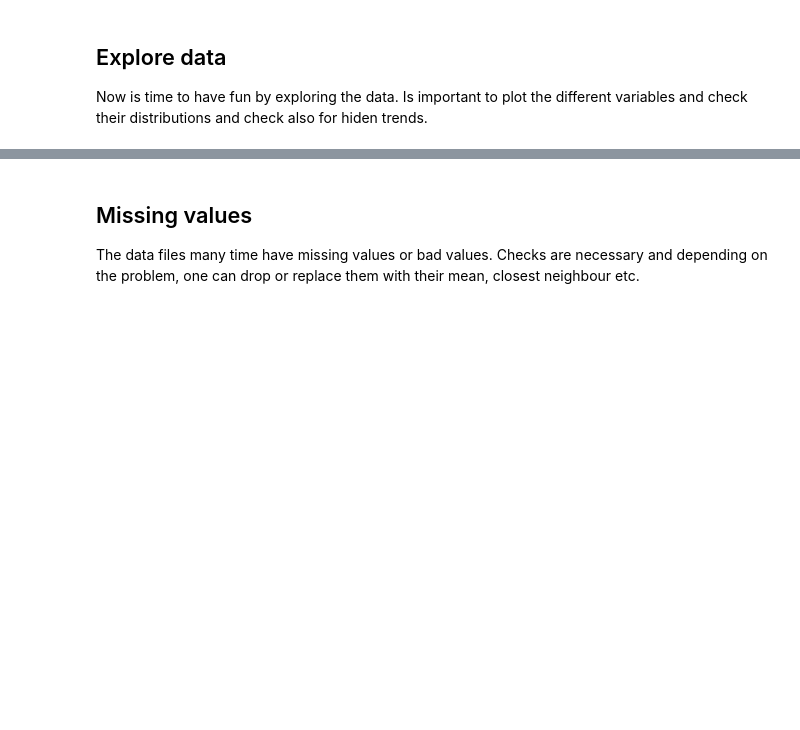
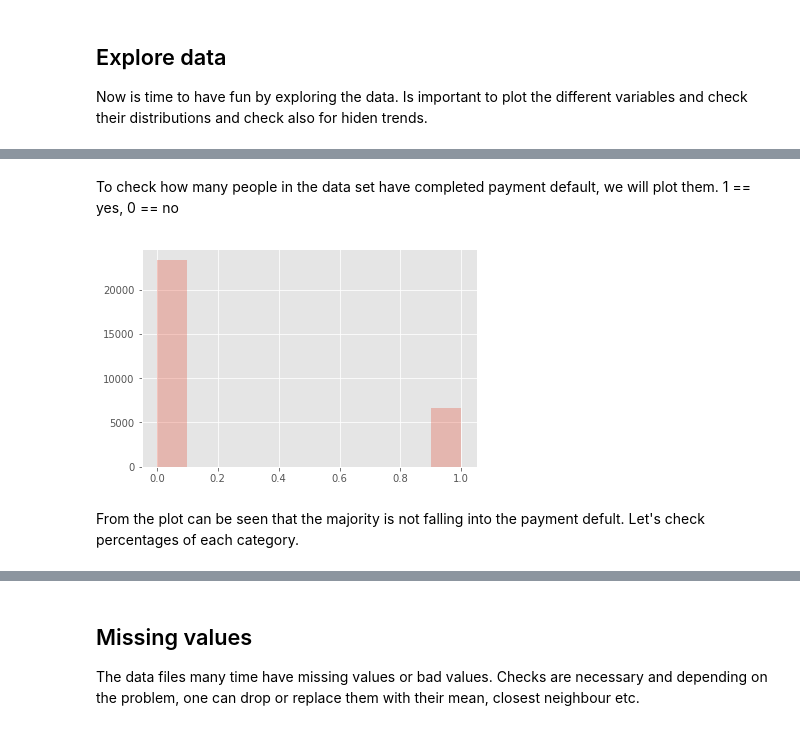
Before and after one commit to zefi89/project_MachineLearning, a Jupyter notebook: Introduction.ipynb, the cells around one changed output, grey strips where cells are left out. Cells and saved outputs as stored; diff of their text form; code cells hidden in the pictures; blank space fills up the shorter version.

```diff
--- a/Introduction.ipynb
+++ b/Introduction.ipynb
@@ -61,0 +68,10 @@ plt.show()
+# %% [markdown]
+To check how many people in the data set have completed payment default, we will plot them. 1 == yes, 0 == no
+# %%
+fig = plt.figure()
+plt.hist(df['default.payment.next.month'], alpha=0.3)
+plt.show()
+# %% [output]
+[figure, added]
+# %% [markdown]
+From the plot can be seen that the majority is not falling into the payment defult. Let's check percentages of each category.
```
Also changed, not shown: parts of 19 cells of this notebook, 1 other file.
